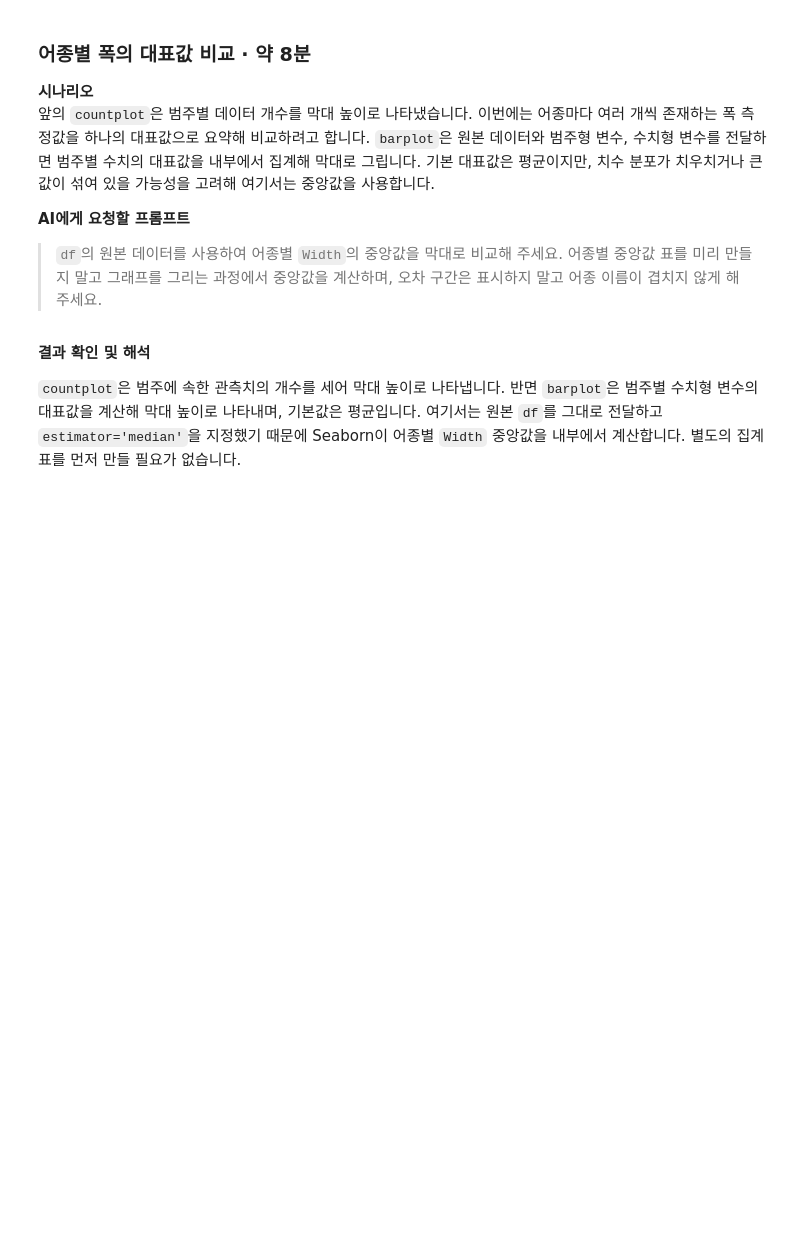
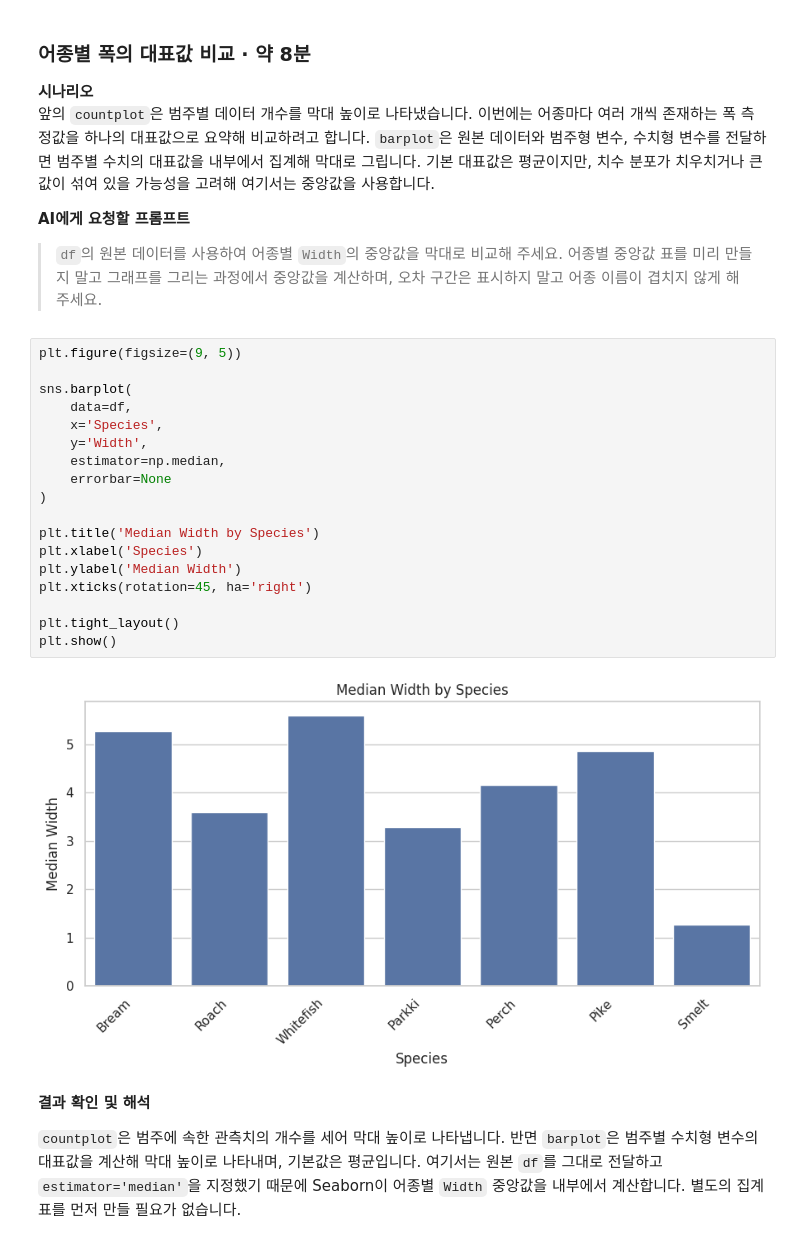
Before and after one commit to ljm0616/Capstone_project, a Jupyter notebook: Fish_Market_Pandas_Seaborn_EDA_ipynb의_사본.ipynb, the cells around one changed output. Cells and saved outputs as stored; diff of their text form; blank space fills up the shorter version.

```diff
--- a/Fish_Market_Pandas_Seaborn_EDA_ipynb의_사본.ipynb
+++ b/Fish_Market_Pandas_Seaborn_EDA_ipynb의_사본.ipynb
@@ -440,6 +562,26 @@ Bream 중 Species, Weight, Length1의 처음 5행
 **AI에게 요청할 프롬프트**
 
 > `df`의 원본 데이터를 사용하여 어종별 `Width`의 중앙값을 막대로 비교해 주세요. 어종별 중앙값 표를 미리 만들지 말고 그래프를 그리는 과정에서 중앙값을 계산하며, 오차 구간은 표시하지 말고 어종 이름이 겹치지 않게 해 주세요.
+# %%
+plt.figure(figsize=(9, 5))
+
+sns.barplot(
+    data=df,
+    x='Species',
+    y='Width',
+    estimator=np.median,
+    errorbar=None
+)
+
+plt.title('Median Width by Species')
+plt.xlabel('Species')
+plt.ylabel('Median Width')
+plt.xticks(rotation=45, ha='right')
+
+plt.tight_layout()
+plt.show()
+# %% [output]
+[figure, added]
 # %% [markdown]
 **결과 확인 및 해석**
 
```
Also changed, not shown: parts of 5 cells of this notebook.
